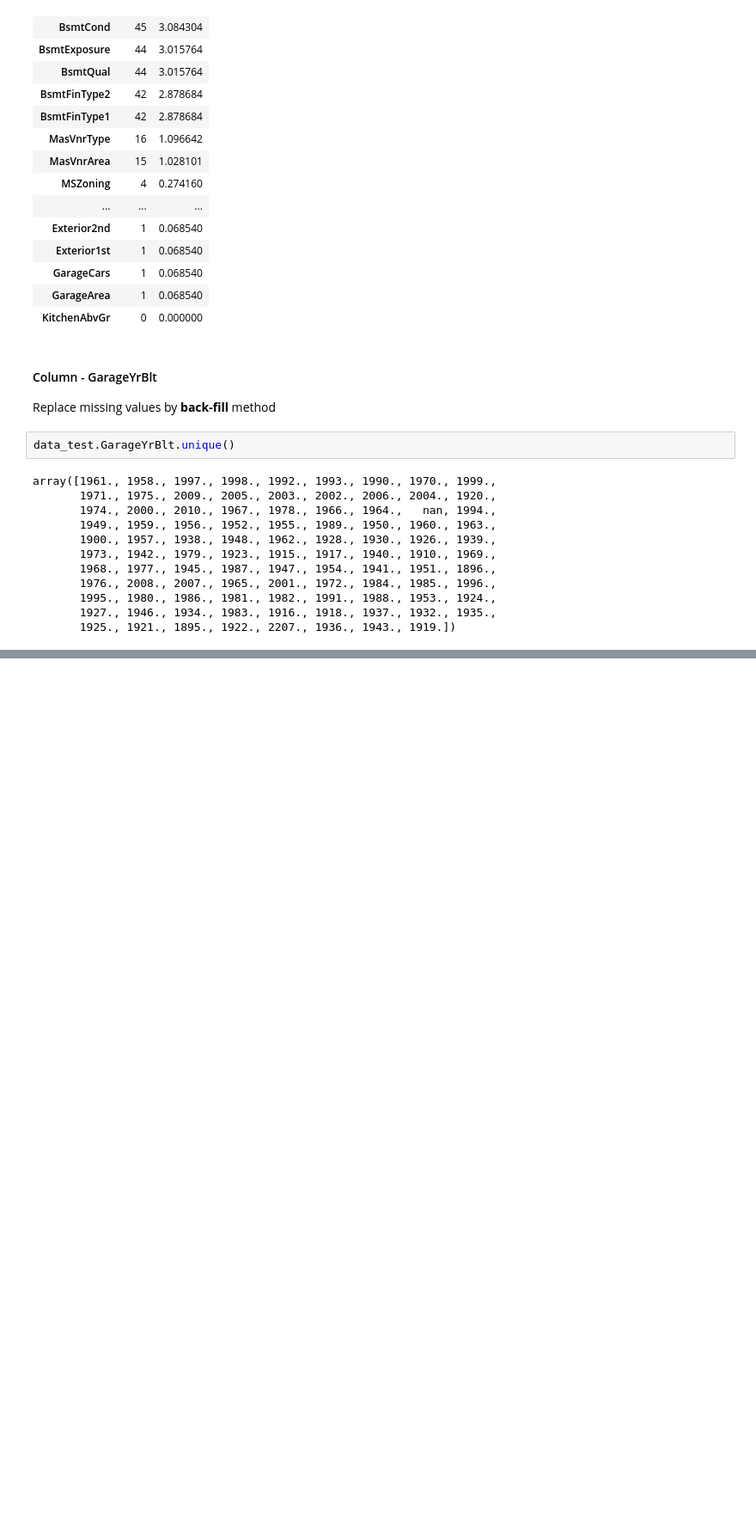
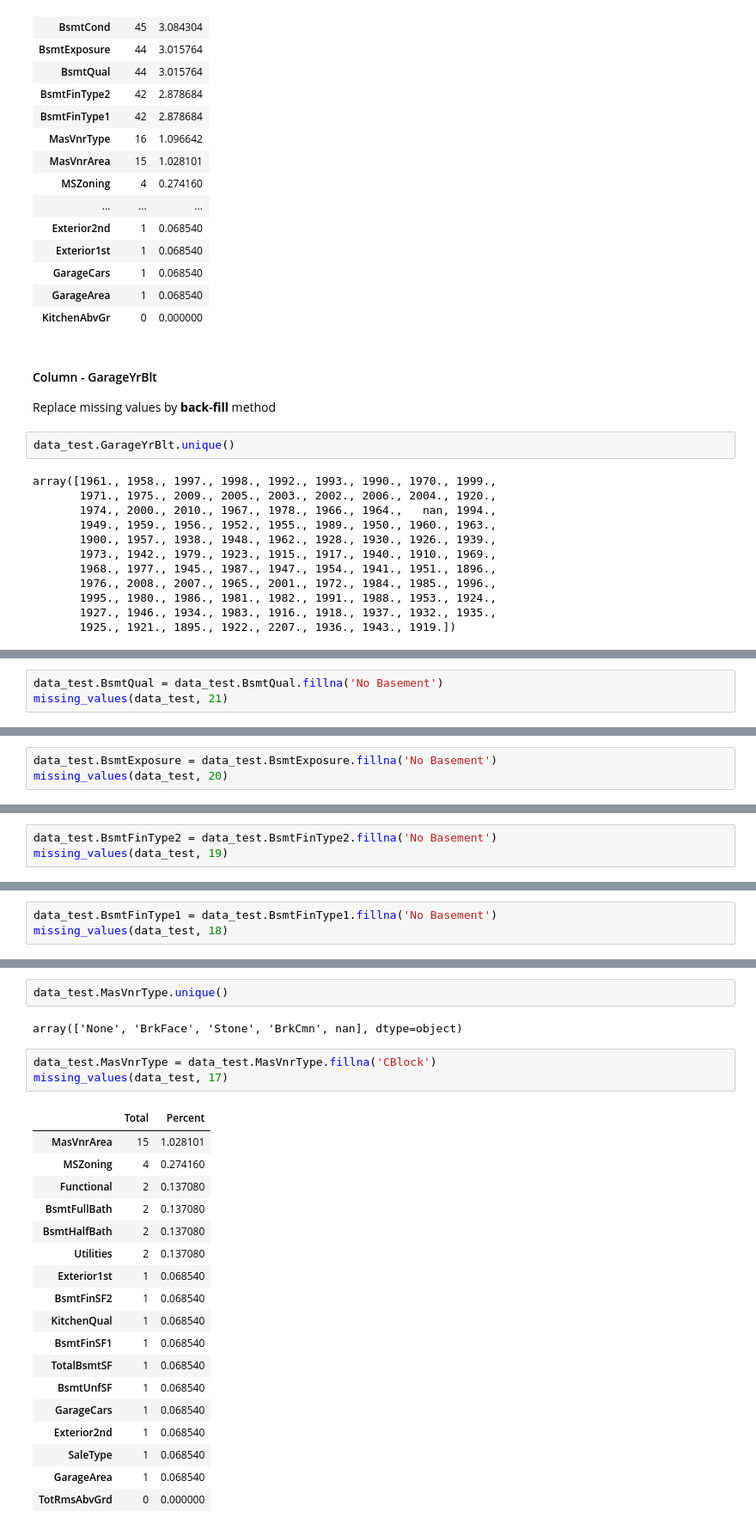
Before and after one commit to naseemap47/predictHousePrices-MachineLearning-python, a Jupyter notebook: jupyter_notebook.ipynb, the cells around one changed output, grey strips where cells are left out. Shown at 86% size. Cells and saved outputs as stored; diff of their text form; blank space fills up the shorter version.

Commit message:
Test data-Data cleaning completed

```diff
--- a/jupyter_notebook.ipynb
+++ b/jupyter_notebook.ipynb
@@ -577,0 +669,3 @@ array([1961., 1958., 1997., 1998., 1992., 1993., 1990., 1970., 1999.,
+# %%
+data_test.BsmtQual = data_test.BsmtQual.fillna('No Basement')
+missing_values(data_test, 21)
@@ -577,0 +699,3 @@ array([1961., 1958., 1997., 1998., 1992., 1993., 1990., 1970., 1999.,
+# %%
+data_test.BsmtExposure = data_test.BsmtExposure.fillna('No Basement')
+missing_values(data_test, 20)
@@ -577,0 +729,3 @@ array([1961., 1958., 1997., 1998., 1992., 1993., 1990., 1970., 1999.,
+# %%
+data_test.BsmtFinType2 = data_test.BsmtFinType2.fillna('No Basement')
+missing_values(data_test, 19)
@@ -577,0 +759,3 @@ array([1961., 1958., 1997., 1998., 1992., 1993., 1990., 1970., 1999.,
+# %%
+data_test.BsmtFinType1 = data_test.BsmtFinType1.fillna('No Basement')
+missing_values(data_test, 18)
@@ -577,0 +785,26 @@ array([1961., 1958., 1997., 1998., 1992., 1993., 1990., 1970., 1999.,
+# %%
+data_test.MasVnrType.unique()
+# %% [output]
+array(['None', 'BrkFace', 'Stone', 'BrkCmn', nan], dtype=object)
+# %%
+data_test.MasVnrType = data_test.MasVnrType.fillna('CBlock')
+missing_values(data_test, 17)
+# %% [output]
+|  | Total | Percent |
+| MasVnrArea | 15 | 1.028101 |
+| MSZoning | 4 | 0.274160 |
+| Functional | 2 | 0.137080 |
+| BsmtFullBath | 2 | 0.137080 |
+| BsmtHalfBath | 2 | 0.137080 |
+| Utilities | 2 | 0.137080 |
+| Exterior1st | 1 | 0.068540 |
+| BsmtFinSF2 | 1 | 0.068540 |
+| KitchenQual | 1 | 0.068540 |
+| BsmtFinSF1 | 1 | 0.068540 |
+| TotalBsmtSF | 1 | 0.068540 |
+| BsmtUnfSF | 1 | 0.068540 |
+| GarageCars | 1 | 0.068540 |
+| Exterior2nd | 1 | 0.068540 |
+| SaleType | 1 | 0.068540 |
+| GarageArea | 1 | 0.068540 |
+| TotRmsAbvGrd | 0 | 0.000000 |
```
Also changed, not shown: parts of 69 cells of this notebook.
